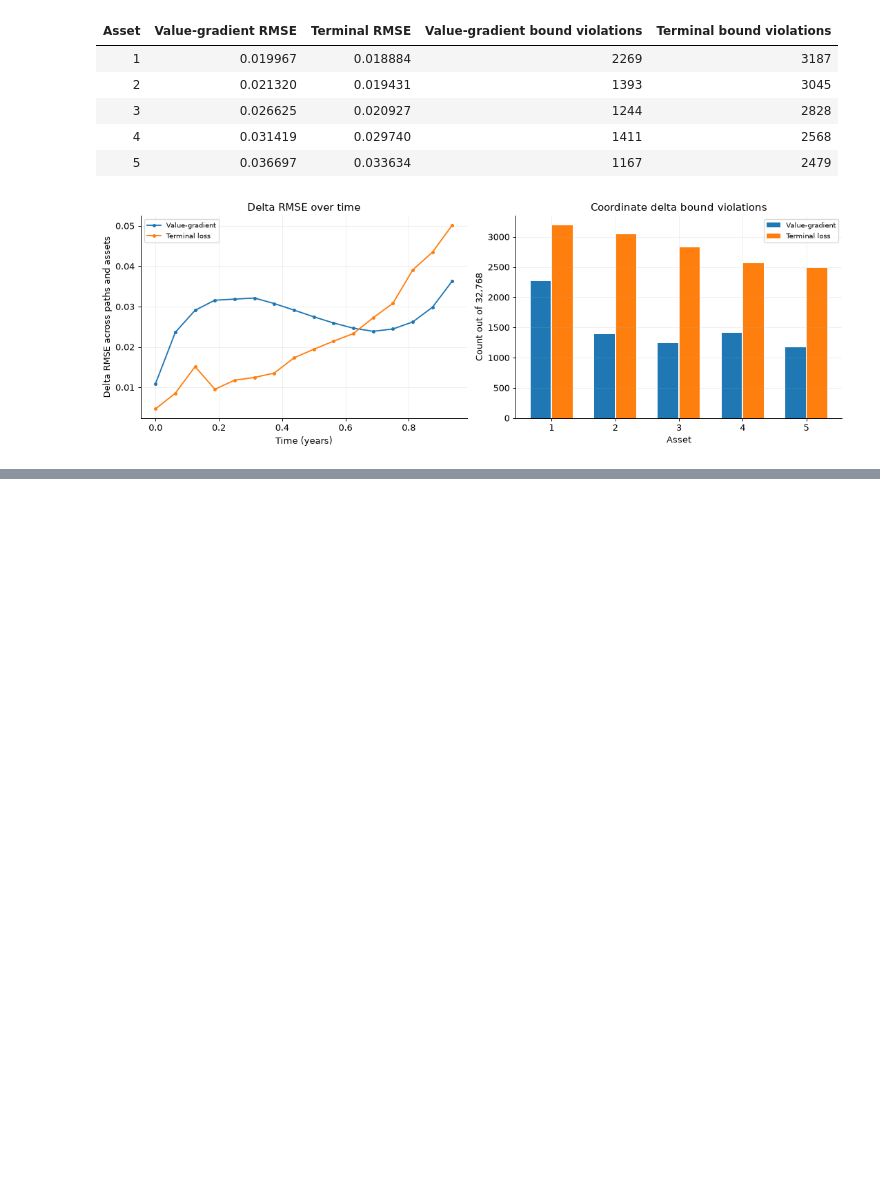
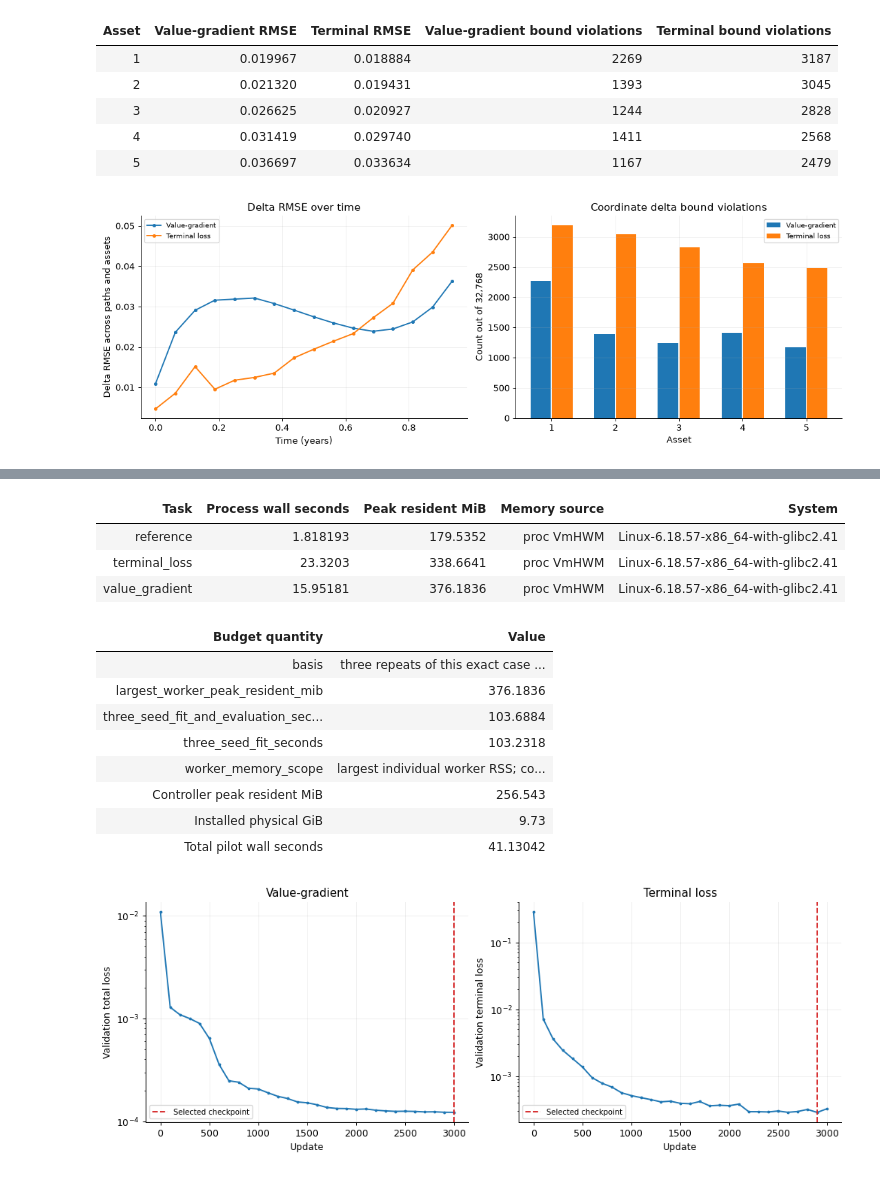
Before and after one commit to KVInator/deep-bsde-pricing, a Jupyter notebook: notebooks/03_neural_solvers.ipynb, the cells around one changed output, grey strips where cells are left out. Cells and saved outputs as stored; diff of their text form; code cells hidden in the pictures; blank space fills up the shorter version.

```diff
--- a/notebooks/03_neural_solvers.ipynb
+++ b/notebooks/03_neural_solvers.ipynb
@@ -872,0 +1001,23 @@ plt.show()
+# %%
+arithmetic_sources = {k: json.loads((arithmetic_dir / k / "report.json").read_text()) for k in arithmetic_keys}
+table(["Model", "Parameters", "Selected / completed update", "Fit seconds", "Paired evaluation seconds", "Runtime"], [
+    [arithmetic_names[k], arithmetic_models[k]["parameter_count"],
+     f'{m["source"]["selected_step"]} / {m["source"]["completed_updates"]}',
+     m["source"]["training_seconds"], m["source"]["evaluation_seconds"], m["source"]["training_runtime"]]
+    for k in arithmetic_keys for m in [arithmetic_models[k]]])
+table(["Task", "Process wall seconds", "Peak resident MiB", "Memory source", "System"], [
+    [k, r["process_wall_seconds"], r["peak_resident_mib"], r["memory_source"], r["system"]]
+    for k, r in arithmetic_report["resources"].items()])
+table(["Budget quantity", "Value"], list(arithmetic_report["budget_projection"].items()) + [
+    ("Controller peak resident MiB", arithmetic_report["controller_peak_resident_mib"]),
+    ("Installed physical GiB", arithmetic_report["physical_memory_gib"]),
+    ("Total pilot wall seconds", arithmetic_report["wall_seconds"])])
+fig, axes = plt.subplots(1, 2, figsize=(11, 4), constrained_layout=True)
+for ax, k, objective in zip(axes, arithmetic_keys, ("validation_total", "validation_terminal")):
+    h = arithmetic_sources[k]["history"]
+    ax.semilogy([r["step"] for r in h], [r[objective] for r in h], marker="o", markersize=2)
+    ax.axvline(arithmetic_models[k]["source"]["selected_step"], color="tab:red", linestyle="--", label="Selected checkpoint")
+    ax.set(title=arithmetic_names[k], xlabel="Update", ylabel="Validation total loss" if k == "value_gradient" else "Validation terminal loss")
+    ax.legend(fontsize=8)
+plt.show()
+# %% [output]
@@ -872,0 +1027,14 @@ plt.show()
+| Task | Process wall seconds | Peak resident MiB | Memory source | System |
+| reference | 1.818193 | 179.5352 | proc VmHWM | Linux-6.18.57-x86_64-with-glibc2.41 |
+| terminal_loss | 23.3203 | 338.6641 | proc VmHWM | Linux-6.18.57-x86_64-with-glibc2.41 |
+| value_gradient | 15.95181 | 376.1836 | proc VmHWM | Linux-6.18.57-x86_64-with-glibc2.41 |
+| Budget quantity | Value |
+| basis | three repeats of this exact case ... |
+| largest_worker_peak_resident_mib | 376.1836 |
+| three_seed_fit_and_evaluation_sec... | 103.6884 |
+| three_seed_fit_seconds | 103.2318 |
+| worker_memory_scope | largest individual worker RSS; co... |
+| Controller peak resident MiB | 256.543 |
+| Installed physical GiB | 9.73 |
+| Total pilot wall seconds | 41.13042 |
+[figure, added]
```
Also changed, not shown: parts of 7 cells of this notebook, 12 other files.
